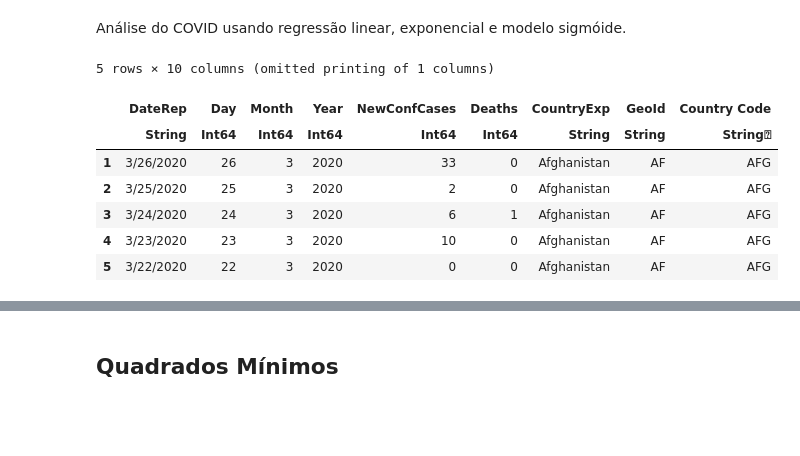
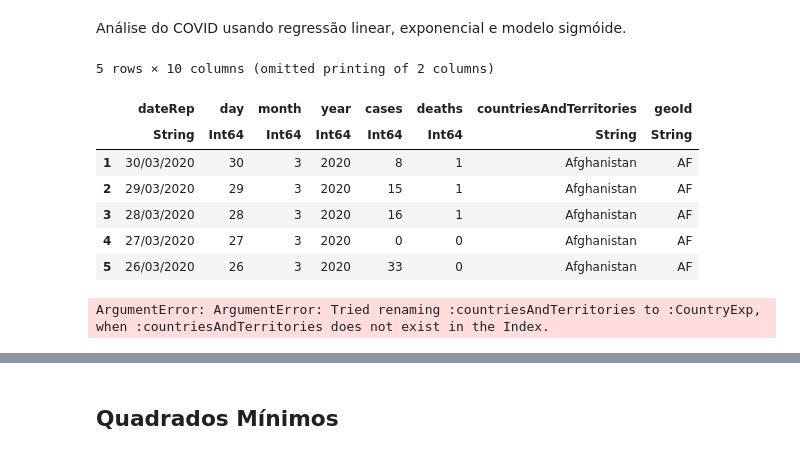
Before and after one commit to abelsiqueira/notebooks-twitch, a Jupyter notebook: COVID.ipynb, the cells around one changed output, grey strips where cells are left out. Drawn from its saved outputs; the diff is of its cells as text; code cells hidden in the pictures; blank space fills up the shorter version.

Commit message:
Animação COVID19

```diff
--- a/COVID.ipynb
+++ b/COVID.ipynb
@@ -5,20 +5,25 @@ using CSV, DataFrames, Plots
 gr()
 plot(rand(3), rand(3))
 nothing
+# %%
+download("https://opendata.ecdc.europa.eu/covid19/casedistribution/csv", "covid.csv")
+data = CSV.read("covid.csv")
+first(data, 5)
+# %% [output]
+5 rows × 10 columns (omitted printing of 2 columns)
+|  | dateRep | day | month | year | cases | deaths | countriesAndTerritories | geoId |
+|  | String | Int64 | Int64 | Int64 | Int64 | Int64 | String | String |
+| 1 | 30/03/2020 | 30 | 3 | 2020 | 8 | 1 | Afghanistan | AF |
+| 2 | 29/03/2020 | 29 | 3 | 2020 | 15 | 1 | Afghanistan | AF |
+| 3 | 28/03/2020 | 28 | 3 | 2020 | 16 | 1 | Afghanistan | AF |
+| 4 | 27/03/2020 | 27 | 3 | 2020 | 0 | 0 | Afghanistan | AF |
+| 5 | 26/03/2020 | 26 | 3 | 2020 | 33 | 0 | Afghanistan | AF |
 # %%
-data = CSV.read("covid.csv")
 rename!(data, Dict(
-        Symbol("Countries and territories") => "CountryExp",
-        :Cases => "NewConfCases"
+        Symbol("countriesAndTerritories") => "CountryExp",
+        :cases => "NewConfCases"
     ))
 first(data, 5)
 # %% [output]
-5 rows × 10 columns (omitted printing of 1 columns)
+ArgumentError: ArgumentError: Tried renaming :countriesAndTerritories to :CountryExp, when :countriesAndTerritories does not exist in the Index.
-|  | DateRep | Day | Month | Year | NewConfCases | Deaths | CountryExp | GeoId | Country Code |
-|  | String | Int64 | Int64 | Int64 | Int64 | Int64 | String | String | String⍰ |
-| 1 | 3/26/2020 | 26 | 3 | 2020 | 33 | 0 | Afghanistan | AF | AFG |
-| 2 | 3/25/2020 | 25 | 3 | 2020 | 2 | 0 | Afghanistan | AF | AFG |
-| 3 | 3/24/2020 | 24 | 3 | 2020 | 6 | 1 | Afghanistan | AF | AFG |
-| 4 | 3/23/2020 | 23 | 3 | 2020 | 10 | 0 | Afghanistan | AF | AFG |
-| 5 | 3/22/2020 | 22 | 3 | 2020 | 0 | 0 | Afghanistan | AF | AFG |
 # %%
```
Also changed, not shown: parts of 14 cells of this notebook, 9 other files.
